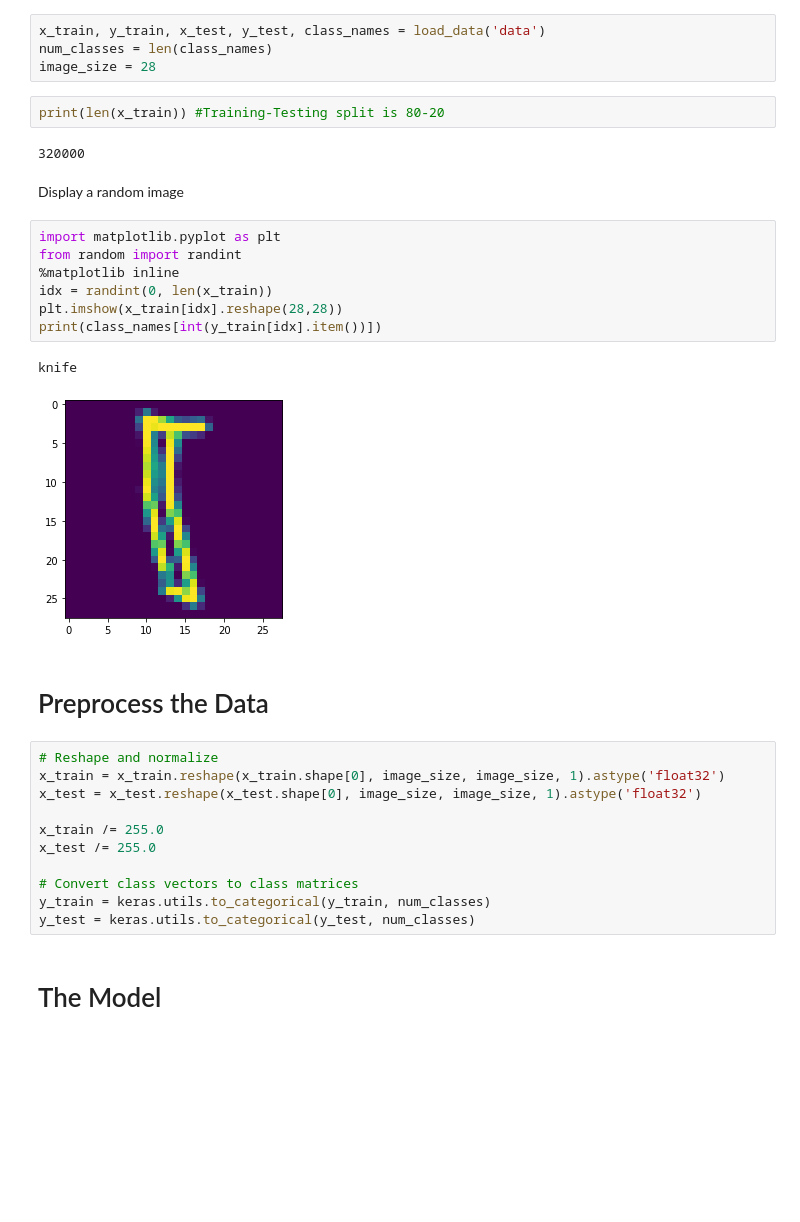
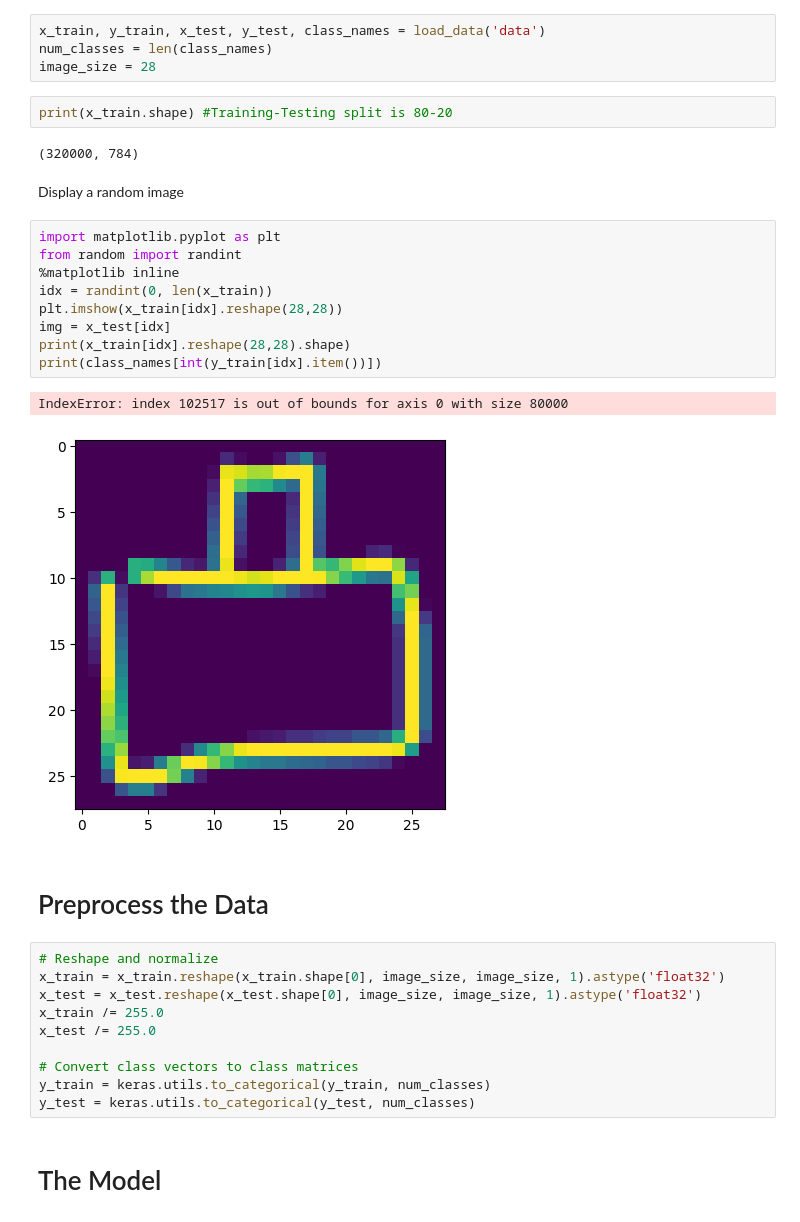
Before and after one commit to LunarFang13/Drawing-Classifier, a Jupyter notebook: Drawing_Classifier_model.ipynb, the cells around one changed output. Cells and saved outputs as stored; diff of their text form; blank space fills up the shorter version.

```diff
--- a/Drawing_Classifier_model.ipynb
+++ b/Drawing_Classifier_model.ipynb
@@ -120,28 +112,29 @@ x_train, y_train, x_test, y_test, class_names = load_data('data')
 num_classes = len(class_names)
 image_size = 28
 # %%
-print(len(x_train)) #Training-Testing split is 80-20
+print(x_train.shape) #Training-Testing split is 80-20
 # %% [output]
-320000
+(320000, 784)
 # %% [markdown]
 Display a random image
 # %%
 import matplotlib.pyplot as plt
 from random import randint
 %matplotlib inline
 idx = randint(0, len(x_train))
 plt.imshow(x_train[idx].reshape(28,28))
+img = x_test[idx]
+print(x_train[idx].reshape(28,28).shape)
 print(class_names[int(y_train[idx].item())])
 # %% [output]
-knife
+IndexError: index 102517 is out of bounds for axis 0 with size 80000
-[figure, old version]
+[figure, new version]
 # %% [markdown]
 # Preprocess the Data
 # %%
 # Reshape and normalize
 x_train = x_train.reshape(x_train.shape[0], image_size, image_size, 1).astype('float32')
 x_test = x_test.reshape(x_test.shape[0], image_size, image_size, 1).astype('float32')
-
 x_train /= 255.0
 x_test /= 255.0
 
```
Also changed, not shown: parts of 12 cells of this notebook, 18 other files.
